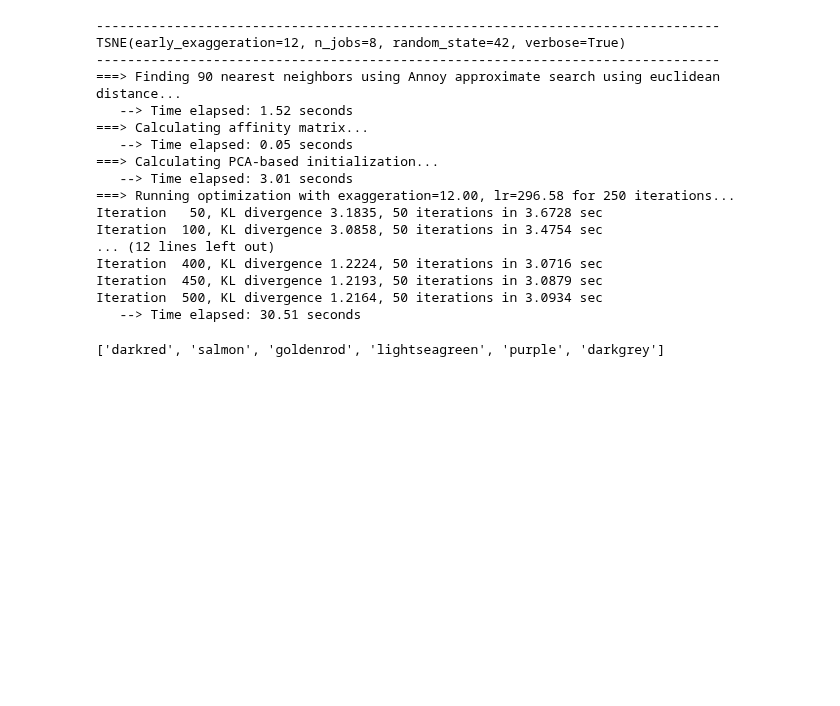
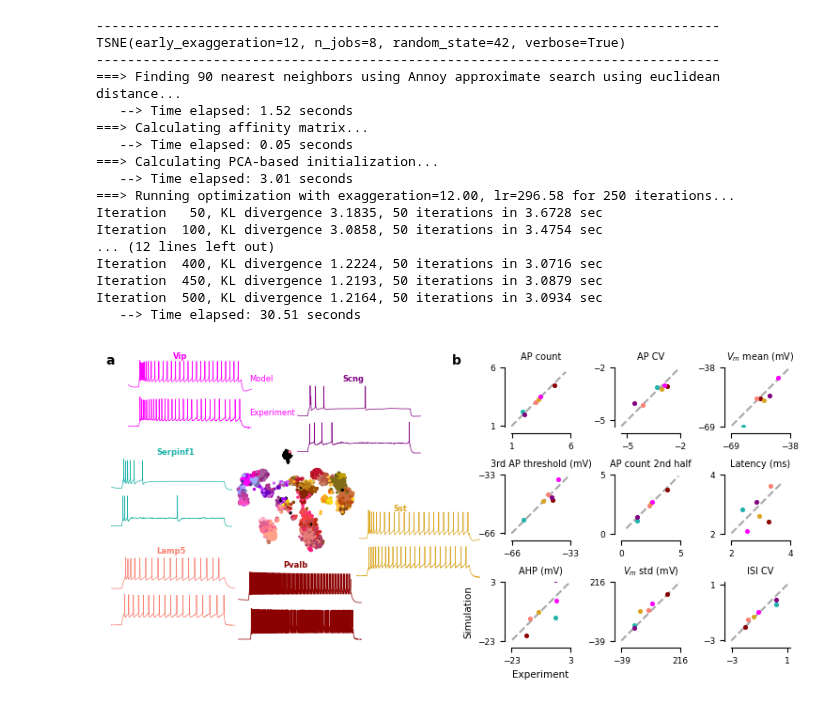
Before and after one commit to berenslab/hh_sbi, a Jupyter notebook: figures/V1/figure_2.ipynb, the cells around one changed output. Cells and saved outputs as stored; diff of their text form; code cells hidden in the pictures; blank space fills up the shorter version.

```diff
--- a/figures/V1/figure_2.ipynb
+++ b/figures/V1/figure_2.ipynb
@@ -184,5 +137,3 @@ False
-# %%
-colors = np.array([cellTypeColors[celltype] if celltype in cellTypeColors else 'grey' for celltype in celltypes ])
 # %%
 dir_locs = []
 for cell_name in Xo.index:
@@ -406,9 +348,7 @@ Iteration  500, KL divergence 1.2164, 50 iterations in 3.0934 sec
 # %%
 Z = np.load("./embedding_coordinates/tsne.npz")["coord"]
 # %%
-exps_colors
+exps_colors = ["darkred", "salmon", "goldenrod", "lightseagreen", "magenta", "purple"]
-# %% [output]
-['darkred', 'salmon', 'goldenrod', 'lightseagreen', 'purple', 'darkgrey']
 # %%
 def create_figure_2(fig):
     if fig is None:
@@ -441,16 +381,6 @@ def create_figure_2(fig):
     return ax_embed, ax_exps, ax_sims, ax_features
 # %%
 features_to_show = [3, 4, 8, 21, 12, 15, 17, 18, 20]
-# %%
-exps_colors = ["darkred", "salmon", "goldenrod", "lightseagreen", "purple", "black"]
-# %%
-colors=np.array(["grey"]*celltypes.shape[0], dtype=object)
-colors[celltype_Lamp5]="salmon"
-colors[celltype_Pvalb]="darkred"
-colors[celltype_Vip]="purple"
-colors[celltype_Sst]="goldenrod"
-colors[celltype_Serpinf1]="lightseagreen"
-colors[celltype_Sncg]="black"
 # %%
 fig = plt.figure(figsize=(9, 3))
 ax_embed, ax_exps, ax_sims, ax_features = create_figure_2(fig)
@@ -520,34 +450,36 @@ for i, ax in enumerate(np.array(ax_features).reshape(-1)):
     ax.set_xticks(
         [
             round(xos[:, features_to_show[i]].min() - 1.1 * std),
             round(xos[:, features_to_show[i]].max() + 1.1 * std),
         ]
     )
     ax.set_yticks(
         [
             round(xos[:, features_to_show[i]].min() - 1.1 * std),
             round(xos[:, features_to_show[i]].max() + 1.1 * std),
         ]
     )
     if i == 0:
         ax.set_xlabel("Experiment", fontsize=7.5)
         ax.set_ylabel("Simulation", fontsize=7.5)
     ax.tick_params(which="both", labelsize=6.5)
     ax.set_title(ephys_features_w_units[features_to_show[i]], fontsize=7)
     adjust_spines(ax, ["left", "bottom"])
     sns.despine(ax=ax)
 
 fs = 6
-fig.text(0.17, 0.92, "Model", fontsize=fs, color="purple")
-fig.text(0.17, 0.8, "Experiment", fontsize=fs, color="purple")
+fig.text(0.17, 0.92, "Model", fontsize=fs, color="magenta")
+fig.text(0.17, 0.8, "Experiment", fontsize=fs, color="magenta")
 fig.text(0.06, 0.31, "Lamp5", fontsize=fs, color="salmon", fontweight="bold")
-fig.text(0.28, 0.92, "Scng", fontsize=fs, color="darkgrey", fontweight="bold")
+fig.text(0.28, 0.92, "Scng", fontsize=fs, color="purple", fontweight="bold")
 fig.text(0.06, 0.66, "Serpinf1", fontsize=fs, color="lightseagreen", fontweight="bold")
-fig.text(0.08, 1, "Vip", fontsize=fs, color="purple", fontweight="bold")
+fig.text(0.08, 1, "Vip", fontsize=fs, color="magenta", fontweight="bold")
 fig.text(0.34, 0.46, "Sst", fontsize=fs, color="goldenrod", fontweight="bold")
 fig.text(0.21, 0.26, "Pvalb", fontsize=fs, color="darkred", fontweight="bold")
 fig.text(0, 0.98, "a", fontsize=10, color="k", fontweight="bold")
 fig.text(0.41, 0.98, "b", fontsize=10, color="k", fontweight="bold")
 
 plt.savefig("figure_2_V1.pdf", bbox_inches="tight", pad_inches=0)
 plt.savefig("figure_2_V1.png", bbox_inches="tight", pad_inches=0)
+# %% [output]
+[figure, added]
```
Also changed, not shown: parts of 21 cells of this notebook, 14 other files.
